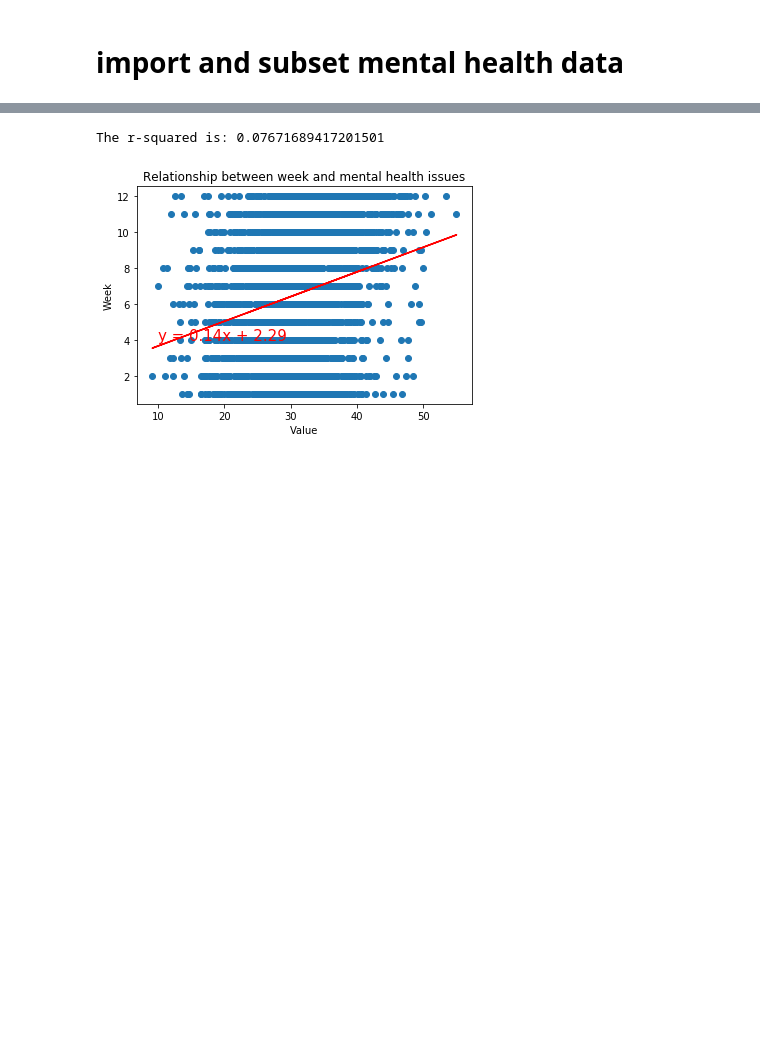
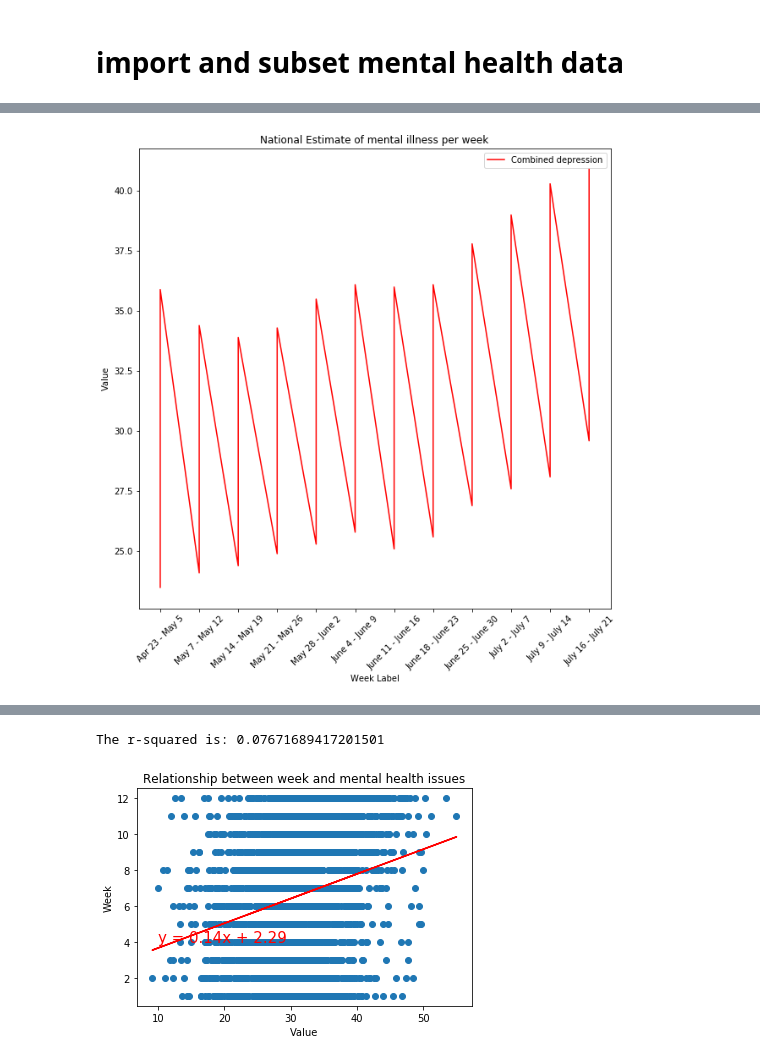
Before and after one commit to Kthomas09/GWU-Project-1, a Jupyter notebook: Final_data_linear_analysis.ipynb, the cells around one changed output, grey strips where cells are left out. Saved outputs shown, nothing was run; the diff lists cells and outputs as text; code cells hidden in the pictures; blank space fills up the shorter version.

```diff
--- a/Final_data_linear_analysis.ipynb
+++ b/Final_data_linear_analysis.ipynb
@@ -35,0 +107,7 @@ array(['National Estimate', 'By Age', 'By Gender',
+# %%
+#picking out the national estimate from the group column
+#then creating a data frame that consists of just indicators of mental illness, week label and values
+nat_df=df.loc[df["Group"]=="National Estimate"]
+nat_df
+new_nat_df=nat_df[["Indicator","Week Label","Value"]]
+new_nat_df.head()
@@ -35,0 +141,15 @@ array(['National Estimate', 'By Age', 'By Gender',
+# %%
+#Plotting the line graph of national estimate against week
+y_axis = new_nat_df["Value"]
+x_axis = new_nat_df["Week Label"]
+fig, ax = plt.subplots(figsize=(10,10))
+ax.plot(x_axis, y_axis, color="red", label="Combined depression")
+for tick in ax.get_xticklabels():
+    tick.set_rotation(45)
+plt.title('National Estimate of mental illness per week')
+plt.xlabel('Week Label')
+plt.ylabel('Value')
+plt.legend()
+plt.show()
+# %% [output]
+[figure, added]
```
Also changed, not shown: parts of 29 cells of this notebook, 1 other file.
